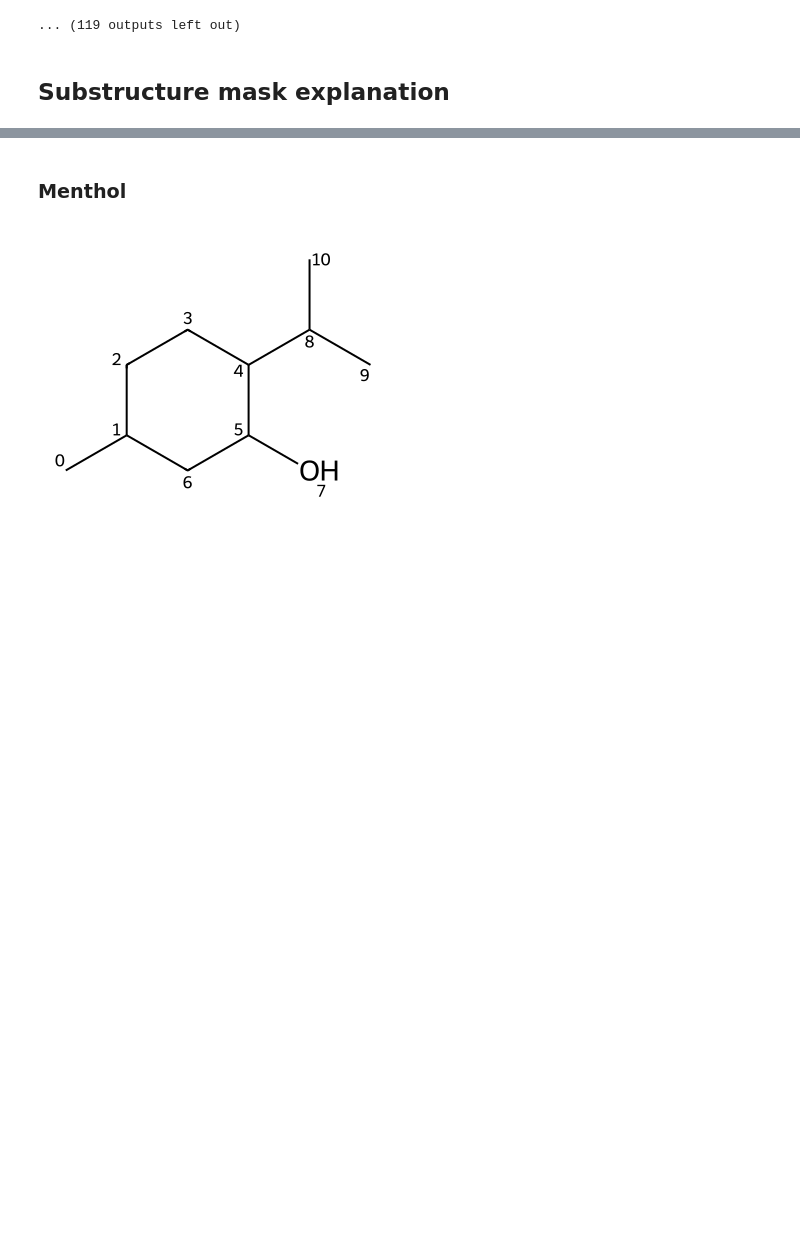
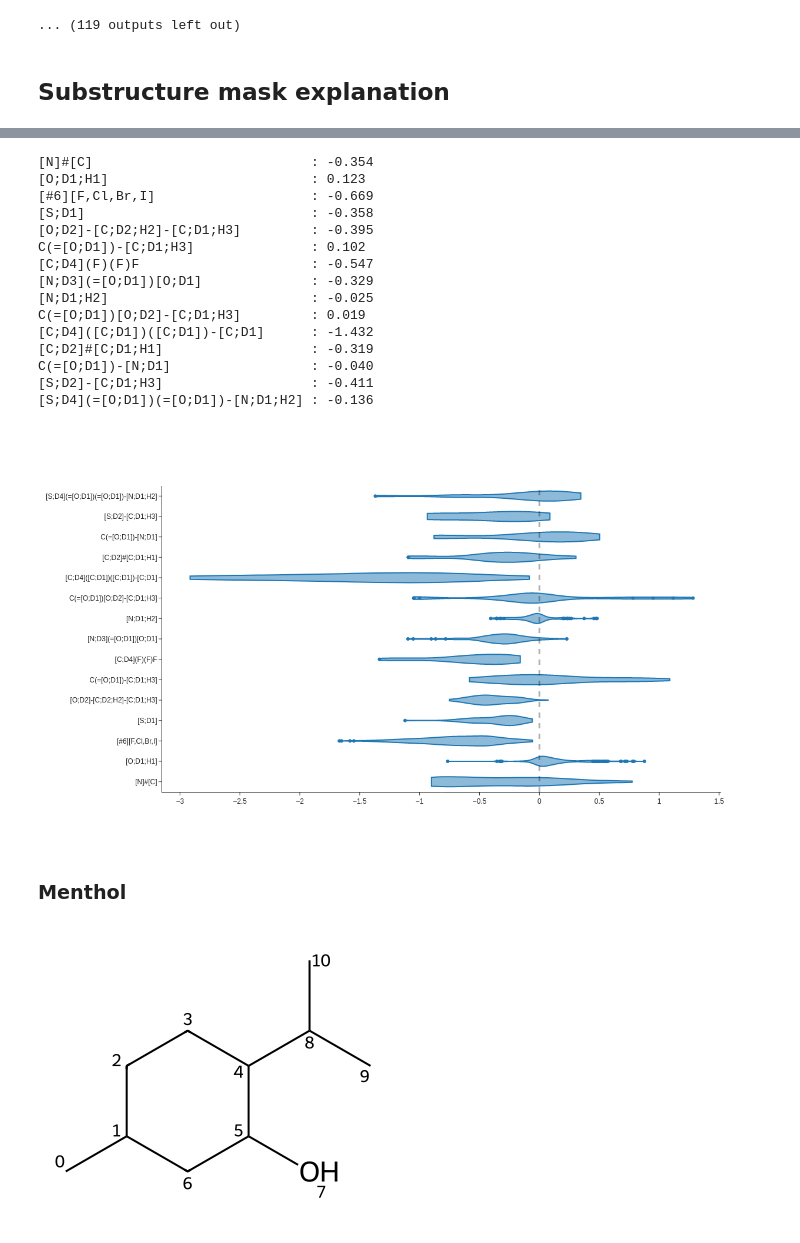
Before and after one commit to xwieme/MastatThesis, a Jupyter notebook: code/ESOL_SME.ipynb, the cells around one changed output, grey strips where cells are left out. Saved outputs shown, nothing was run; the diff lists cells and outputs as text; code cells hidden in the pictures; blank space fills up the shorter version.

Commit message:
Distribution of functional group attributions

```diff
--- a/code/ESOL_SME.ipynb
+++ b/code/ESOL_SME.ipynb
@@ -176,0 +208,8 @@ def predict(graph, mask=None):
+# %%
+functional_groups = [
+    "[C;D4]([C;D1])([C;D1])-[C;D1]", "[S;D1]", "[C;D4](F)(F)F", "[S;D2]-[C;D1;H3]",
+    "[C;D2]#[C;D1;H1]", "[#6][F,Cl,Br,I]", "[O;D2]-[C;D2;H2]-[C;D1;H3]",
+    "[N]#[C]", "[N;D3](=[O;D1])[O;D1]", "[O;D2;H1]-[C;D1;H3]",
+    "C(=[O;D1])[O;D2]-[C;D1;H3]", "[O;D1;H1]", "C(=[O;D1])-[N;D1]",
+    "[N;D1;H2]", "C(=[O;D1])-[C;D1;H3]", "[S;D4](=[O;D1])(=[O;D1])-[N;D1;H2]"
+]
@@ -176,0 +289,3 @@ def predict(graph, mask=None):
+# %%
+esol_df = pd.read_csv("../data/ESOL/ESOL.csv")
+esol_df.head()
@@ -176,0 +301,6 @@ def predict(graph, mask=None):
+# %%
+esol_df["attributions"] = esol_df.smiles.progress_apply(
+    functionGroupAttributionScores,
+    functional_groups=functional_groups,
+    key="functional_groups"
+)
@@ -177,3 +316,46 @@ def predict(graph, mask=None):
+# %%
+functional_group_attributions = defaultdict(list)
+
+for attributions in esol_df["attributions"]:
+    if attributions is not None:
+        for functional_group, attribution in attributions.items():
+            functional_group_attributions[functional_group].extend(attribution)
+# %%
+fig = go.Figure()
+
+for functional_group, attributions in functional_group_attributions.items():
+    print(f"{functional_group:<35}: {np.mean(attributions):.3f}")
+    fig.add_trace(
+        go.Violin(
+            x=attributions,
+            name=functional_group,
+            spanmode="hard",
+            line_color="#1f77b4",
+            showlegend=False
+        ),
+
+    )
+fig.add_vline(x=0, line_width=3, line_dash="dash")
+fig.update_layout(autosize=False, width=700, height=700, template="simple_white")
+fig.show()
+# px.violin(functional_group_attributions["[N]#[C]"], width=600, height=500, template="simple_white")
+# %% [output]
+[N]#[C]                            : -0.354
+[O;D1;H1]                          : 0.123
+[#6][F,Cl,Br,I]                    : -0.669
+[S;D1]                             : -0.358
+[O;D2]-[C;D2;H2]-[C;D1;H3]         : -0.395
+C(=[O;D1])-[C;D1;H3]               : 0.102
+[C;D4](F)(F)F                      : -0.547
+[N;D3](=[O;D1])[O;D1]              : -0.329
+[N;D1;H2]                          : -0.025
+C(=[O;D1])[O;D2]-[C;D1;H3]         : 0.019
+[C;D4]([C;D1])([C;D1])-[C;D1]      : -1.432
+[C;D2]#[C;D1;H1]                   : -0.319
+C(=[O;D1])-[N;D1]                  : -0.040
+[S;D2]-[C;D1;H3]                   : -0.411
+[S;D4](=[O;D1])(=[O;D1])-[N;D1;H2] : -0.136
+[figure, added]
 # %% [markdown]
 ### Menthol
 # %%
```
Also changed, not shown: parts of 15 cells of this notebook, 2 other files.
